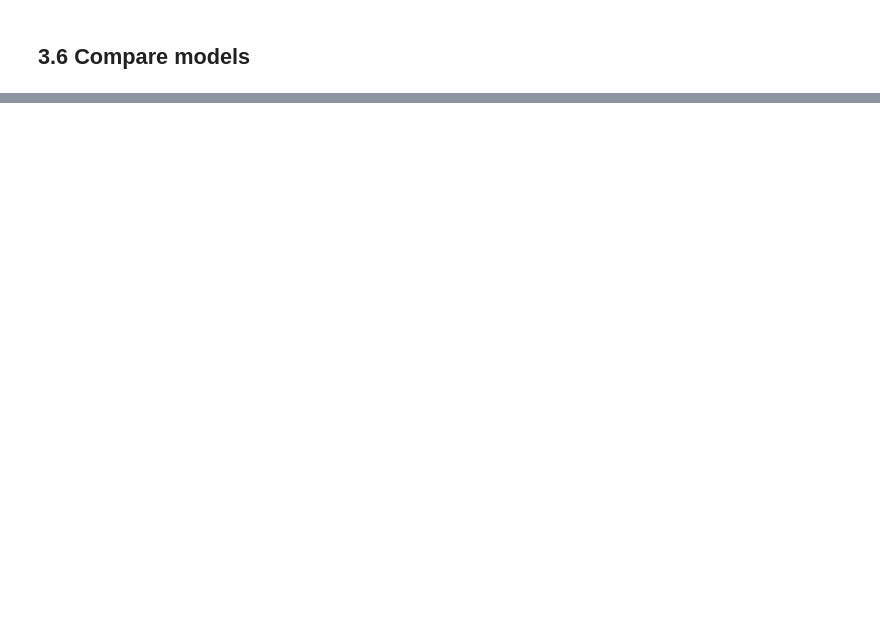
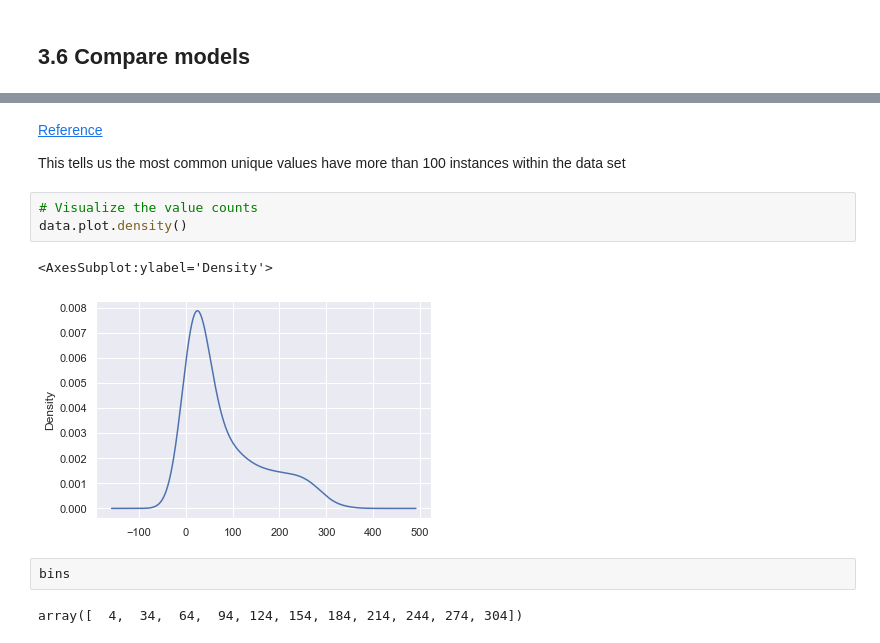
Before and after one commit to mermaidzhang/Job-Change-of-Data-Scientists, a Jupyter notebook: Segment2_code.ipynb, the cells around one changed output, grey strips where cells are left out. Saved outputs shown, nothing was run; the diff lists cells and outputs as text; blank space fills up the shorter version.

```diff
--- a/Segment2_code.ipynb
+++ b/Segment2_code.ipynb
@@ -857,0 +696,14 @@ postgreSQLConnection.close()
+# %% [markdown]
+[Reference](https://courses.bootcampspot.com/courses/310/pages/19-dot-3-3-practice-encoding-categorical-variables?module_item_id=105570)<br>
+
+This tells us the most common unique values have more than 100 instances within the data set
+# %%
+# Visualize the value counts
+data.plot.density()
+# %% [output]
+<AxesSubplot:ylabel='Density'>
+[figure, added]
+# %%
+bins
+# %% [output]
+array([  4,  34,  64,  94, 124, 154, 184, 214, 244, 274, 304])
```
Also changed, not shown: parts of 143 cells of this notebook.
